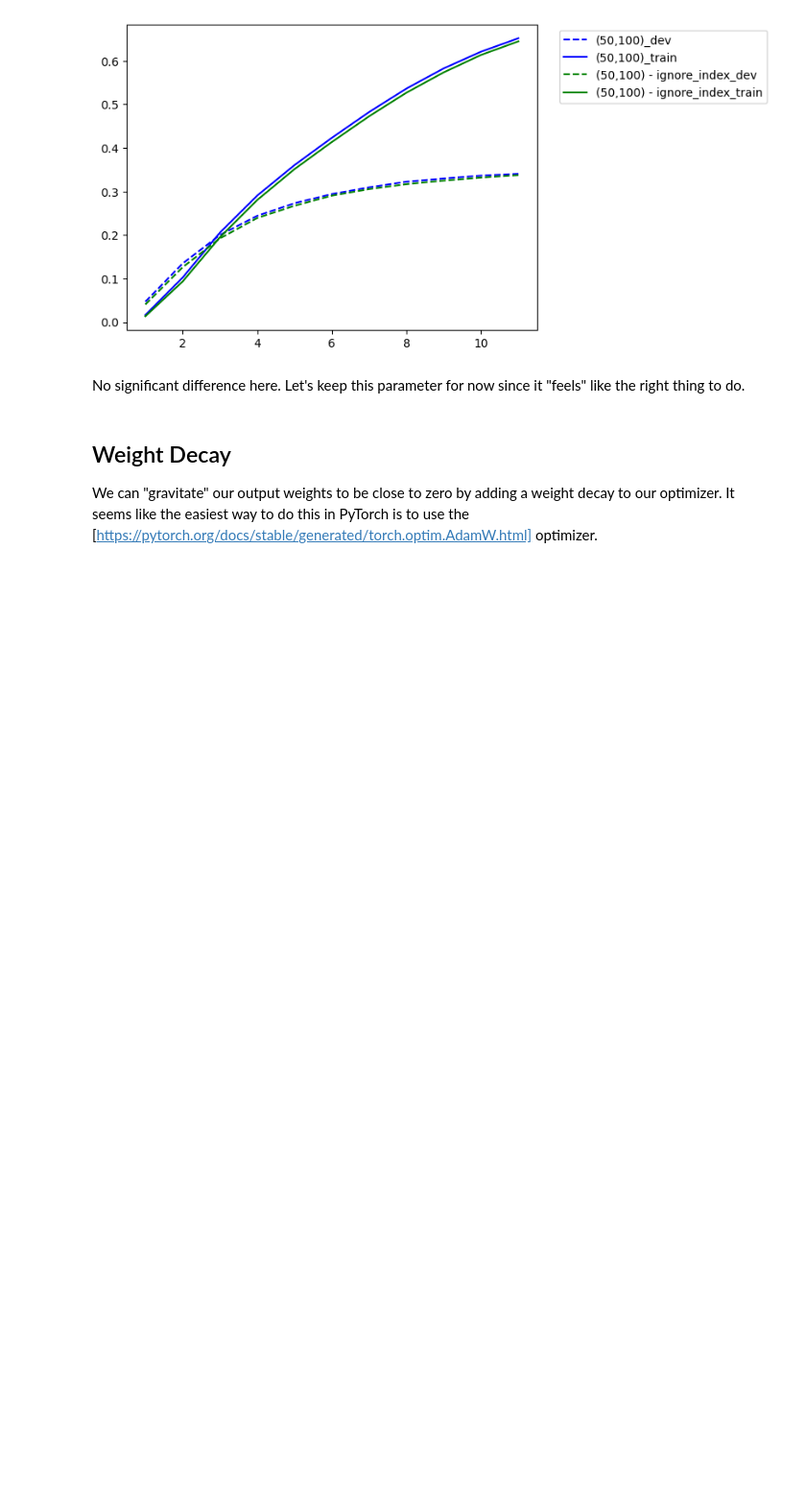
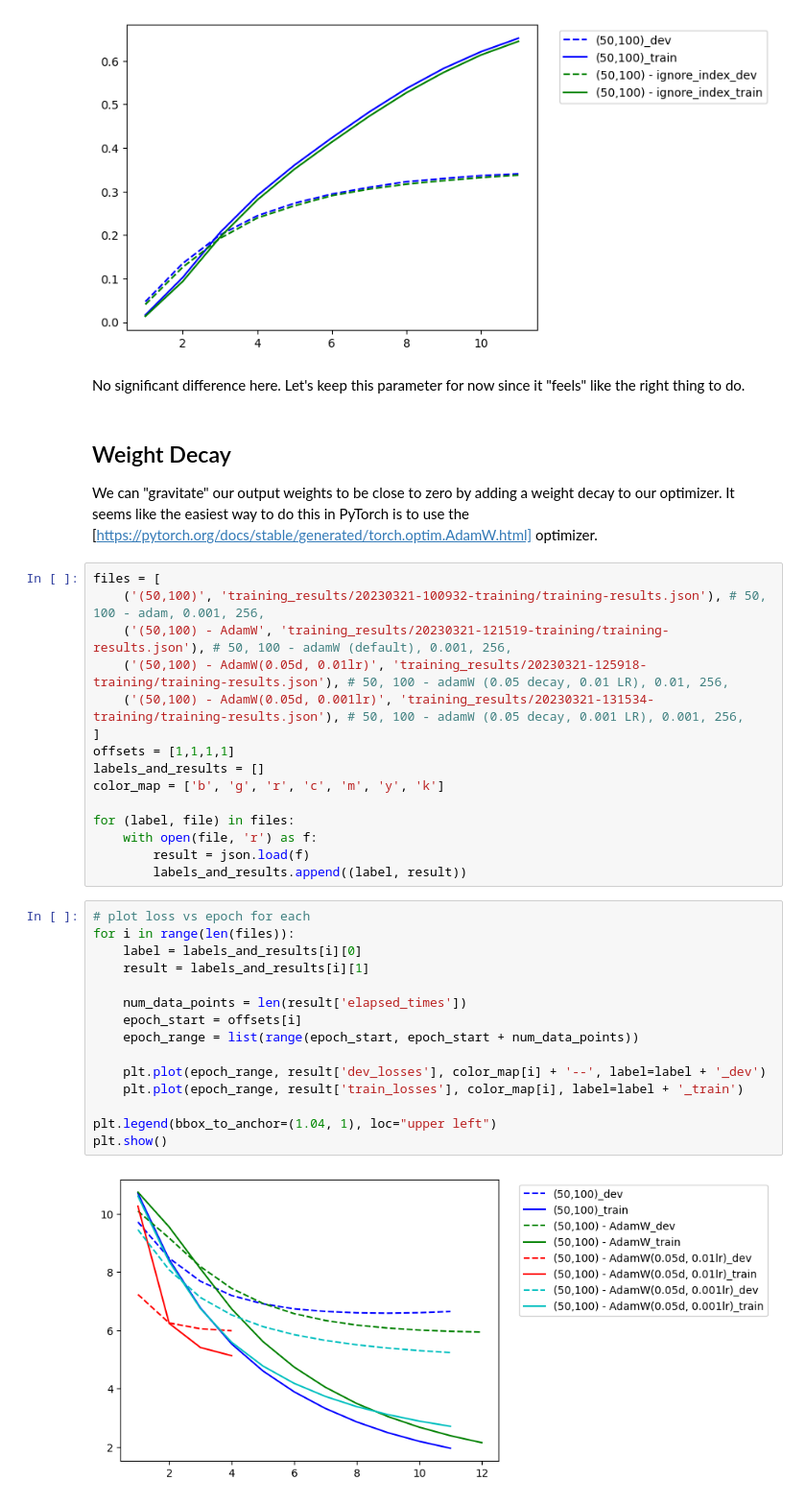
Before and after one commit to spennington/feyer, a Jupyter notebook: 10_model_analysis.ipynb, the cells around one changed output. Shown at 96% size. Drawn from its saved outputs; the diff is of its cells as text; blank space fills up the shorter version.

Commit message:
Start exploration of different model sizes
Sets up the rough python code and notebook for a more systematic
exploration of different model configurations.

```diff
--- a/10_model_analysis.ipynb
+++ b/10_model_analysis.ipynb
@@ -118,3 +115,35 @@ No significant difference here. Let's keep this parameter for now since it "feel
 # %% [markdown]
 ## Weight Decay
 We can "gravitate" our output weights to be close to zero by adding a weight decay to our optimizer. It seems like the easiest way to do this in PyTorch is to use the [https://pytorch.org/docs/stable/generated/torch.optim.AdamW.html] optimizer.
+# %%
+files = [
+    ('(50,100)', 'training_results/20230321-100932-training/training-results.json'), # 50, 100 - adam, 0.001, 256,
+    ('(50,100) - AdamW', 'training_results/20230321-121519-training/training-results.json'), # 50, 100 - adamW (default), 0.001, 256,
+    ('(50,100) - AdamW(0.05d, 0.01lr)', 'training_results/20230321-125918-training/training-results.json'), # 50, 100 - adamW (0.05 decay, 0.01 LR), 0.01, 256,
+    ('(50,100) - AdamW(0.05d, 0.001lr)', 'training_results/20230321-131534-training/training-results.json'), # 50, 100 - adamW (0.05 decay, 0.001 LR), 0.001, 256,
+]
+offsets = [1,1,1,1]
+labels_and_results = []
+color_map = ['b', 'g', 'r', 'c', 'm', 'y', 'k']
+
+for (label, file) in files:
+    with open(file, 'r') as f:
+        result = json.load(f)
+        labels_and_results.append((label, result))
+# %%
+# plot loss vs epoch for each
+for i in range(len(files)):
+    label = labels_and_results[i][0]
+    result = labels_and_results[i][1]
+
+    num_data_points = len(result['elapsed_times'])
+    epoch_start = offsets[i]
+    epoch_range = list(range(epoch_start, epoch_start + num_data_points))
+
+    plt.plot(epoch_range, result['dev_losses'], color_map[i] + '--', label=label + '_dev')
+    plt.plot(epoch_range, result['train_losses'], color_map[i], label=label + '_train')
+
+plt.legend(bbox_to_anchor=(1.04, 1), loc="upper left")
+plt.show()
+# %% [output]
+[figure, added]
```
Also changed, not shown: parts of 11 cells of this notebook, 10 other files.
